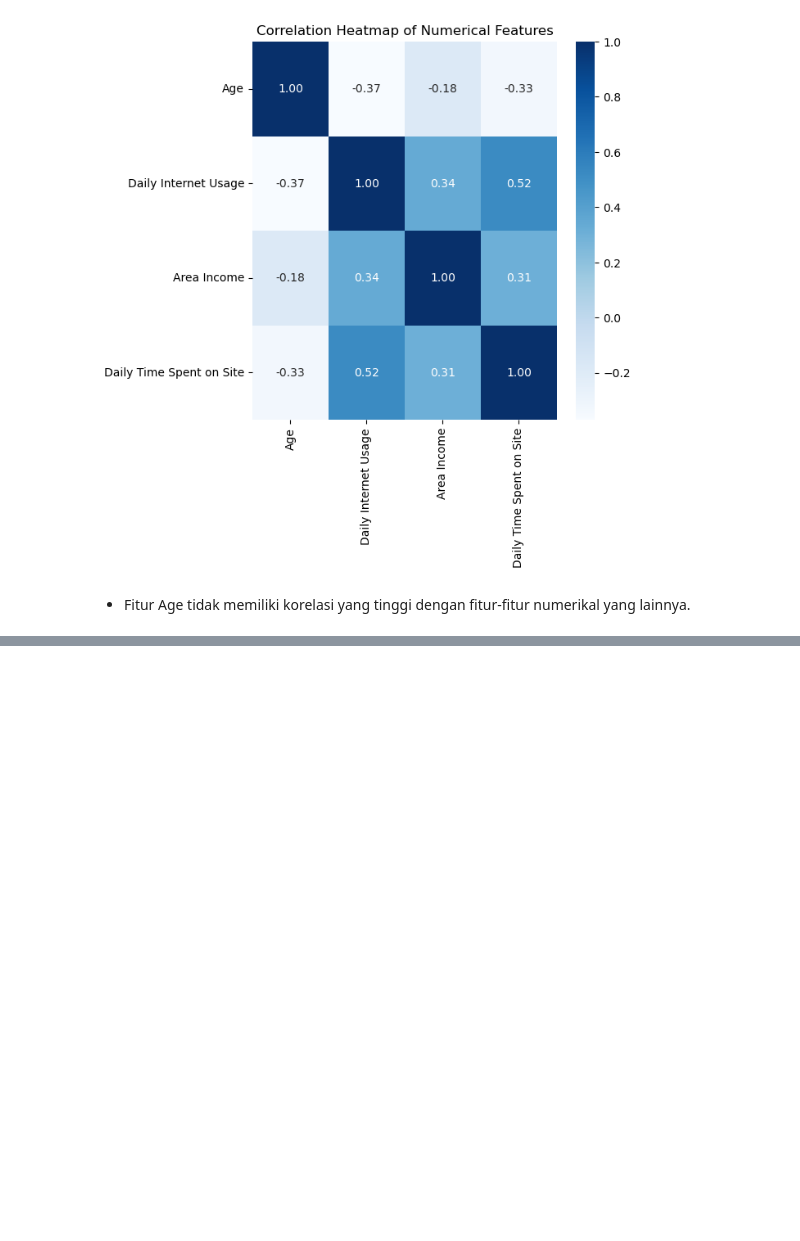
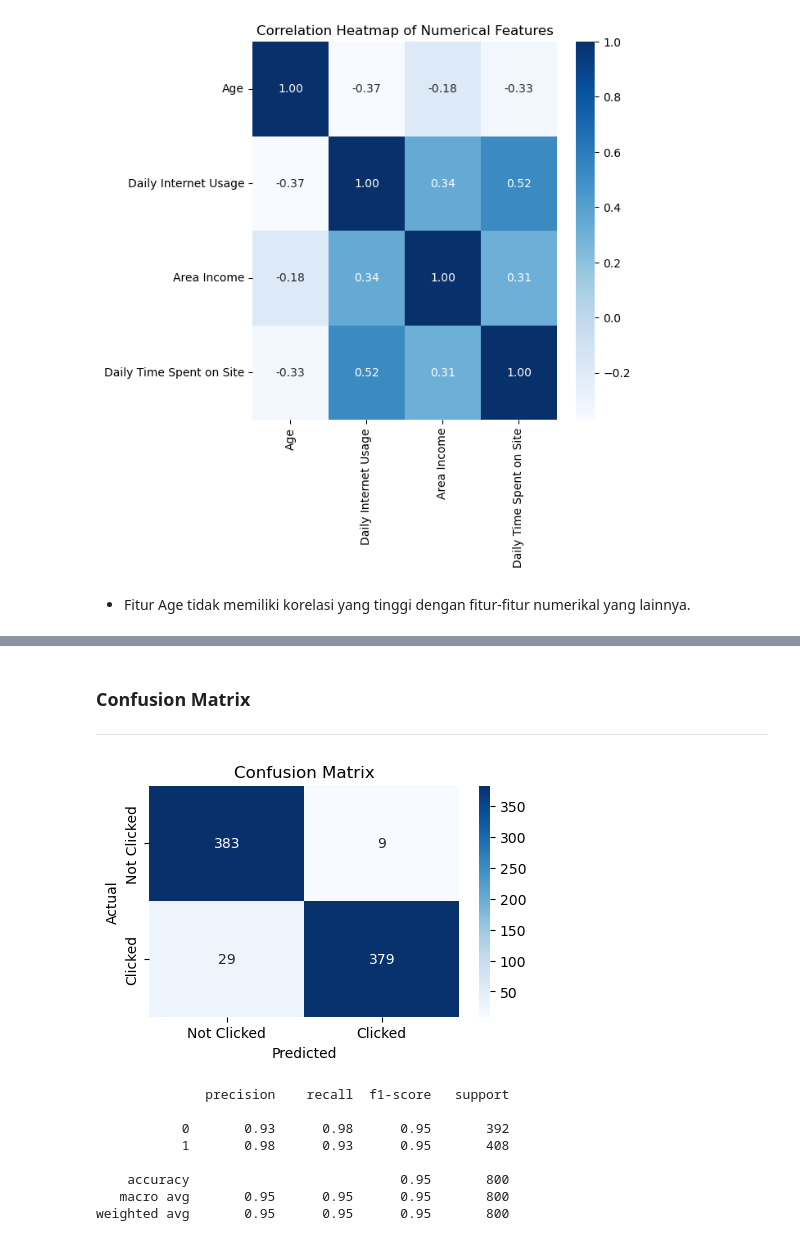
Before and after one commit to regitafif/MP4_AdsPredict, a Jupyter notebook: ads_predict.ipynb, the cells around one changed output, grey strips where cells are left out. Saved outputs shown, nothing was run; the diff lists cells and outputs as text; code cells hidden in the pictures; blank space fills up the shorter version.

```diff
--- a/ads_predict.ipynb
+++ b/ads_predict.ipynb
@@ -142,0 +236,8 @@ plt.show()
+# %%
+dfe = pd.get_dummies(df1, columns = ['category'])
+dfe.drop('category_Bank', axis=1, inplace=True)
+# %%
+# Mengubah isi True dan False menjadi 0 dan 1
+for col in dfe.columns:
+    if dfe[col].dtype == 'bool':
+        dfe[col] = dfe[col].astype(int)
@@ -142,0 +257,2 @@ plt.show()
+# %%
+dfe1 = dfe.drop(columns=['Unnamed: 0', 'Timestamp', 'city', 'province'])
@@ -142,0 +275,8 @@ plt.show()
+# %%
+X = dfe1.drop(columns=['Clicked on Ad'])
+y = dfe1['Clicked on Ad']
+
+#Split data menjadi Train and Test
+from sklearn.model_selection import train_test_split
+
+Xtrain, Xtest, ytrain, ytest = train_test_split(X, y, train_size=0.2, random_state=42)
@@ -142,0 +385,37 @@ plt.show()
+# %% [markdown]
+### Confusion Matrix
+---
+# %%
+from sklearn.metrics import confusion_matrix, classification_report
+
+# Ambil model terbaik dari RandomizedSearchCV
+best_model = random_search.best_estimator_
+
+# Prediksi pada data uji
+y_pred = best_model.predict(Xtest)
+
+# Hitung confusion matrix
+cm = confusion_matrix(ytest, y_pred)
+
+# Plot confusion matrix
+plt.figure(figsize=(5,3))
+sns.heatmap(cm, annot=True, fmt='d', cmap='Blues',
+            xticklabels=['Not Clicked', 'Clicked'],
+            yticklabels=['Not Clicked', 'Clicked'])
+plt.xlabel('Predicted')
+plt.ylabel('Actual')
+plt.title('Confusion Matrix')
+plt.show()
+
+# Tampilkan classification report
+print(classification_report(ytest, y_pred))
+# %% [output]
+[figure, added]
+              precision    recall  f1-score   support
+
+           0       0.93      0.98      0.95       392
+           1       0.98      0.93      0.95       408
+
+    accuracy                           0.95       800
+   macro avg       0.95      0.95      0.95       800
+weighted avg       0.95      0.95      0.95       800
```
Also changed, not shown: parts of 46 cells of this notebook.
